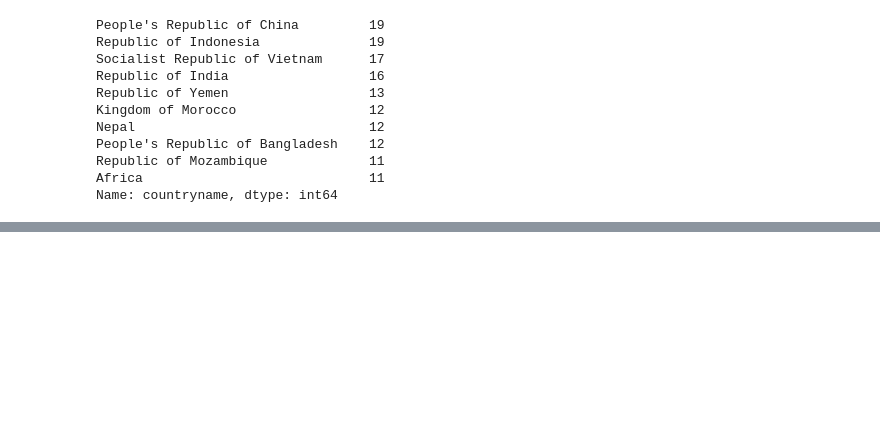
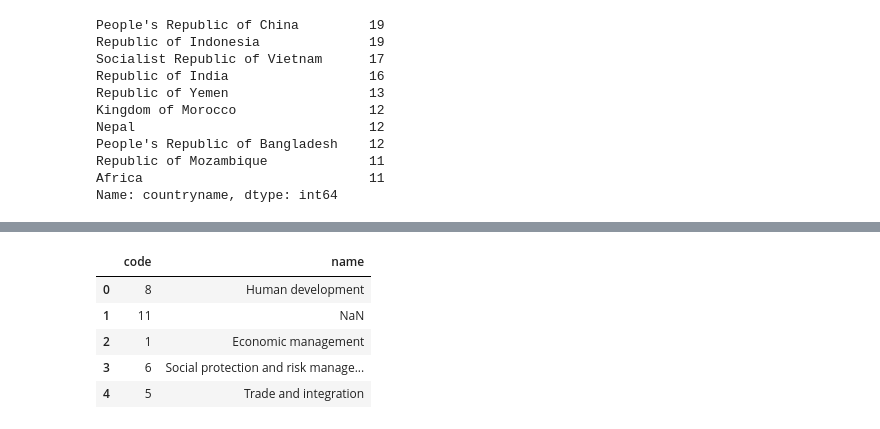
Before and after one commit to shravankumar649/json_exercise, a Jupyter notebook: sliderule_dsi_json_exercise.ipynb, the cells around one changed output, grey strips where cells are left out. Drawn from its saved outputs; the diff is of its cells as text; code cells hidden in the pictures; blank space fills up the shorter version.

```diff
--- a/sliderule_dsi_json_exercise.ipynb
+++ b/sliderule_dsi_json_exercise.ipynb
@@ -265,0 +188,10 @@ AttributeError: module 'pandas' has no attribute 'to_DataFrame'
+# %%
+mjtheme_project_missing.replace('', np.nan, inplace=True)
+mjtheme_project_missing.head()
+# %% [output]
+|  | code | name |
+| 0 | 8 | Human development |
+| 1 | 11 | NaN |
+| 2 | 1 | Economic management |
+| 3 | 6 | Social protection and risk manage... |
+| 4 | 5 | Trade and integration |
```
Also changed, not shown: parts of 18 cells of this notebook.
